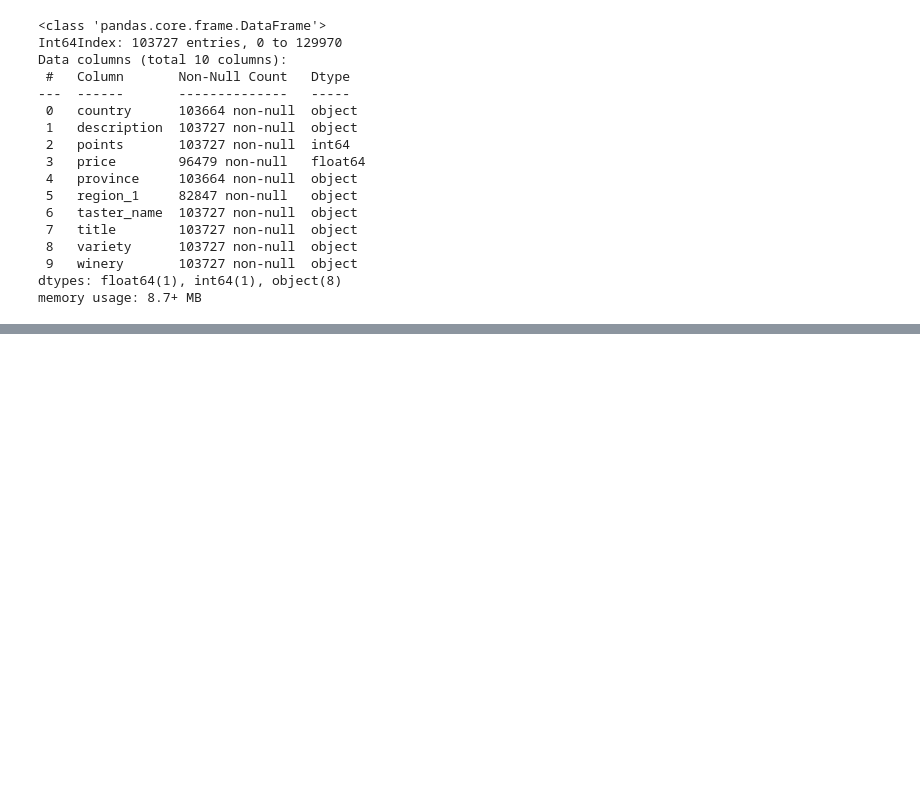
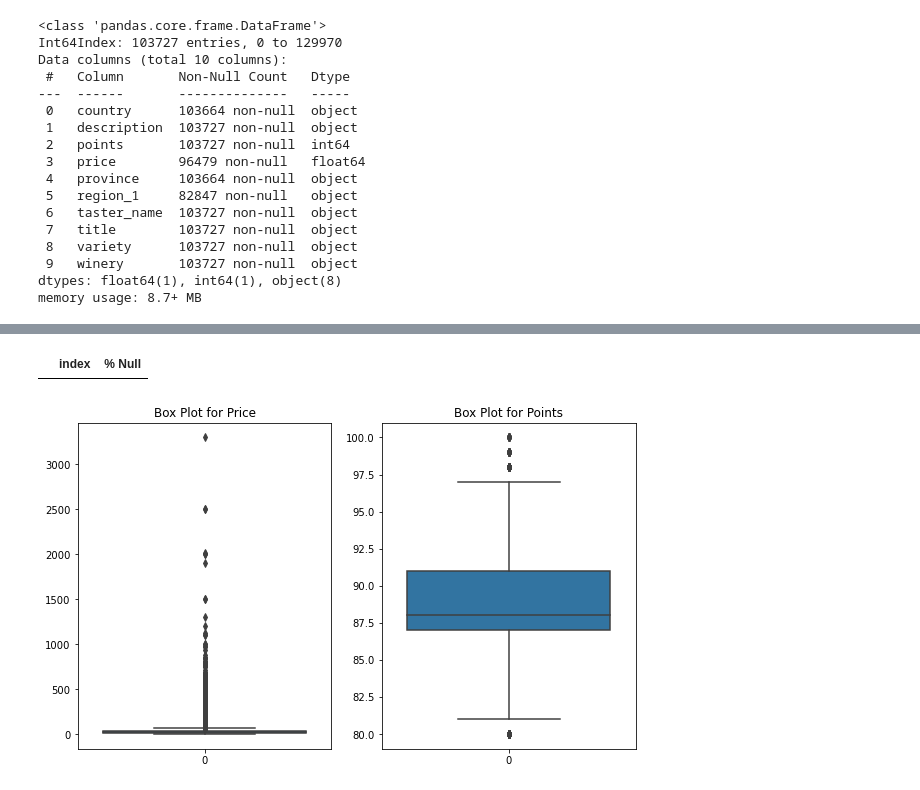
Before and after one commit to JoshiiAkshay/Wine_review, a Jupyter notebook: Wine_taste_review.ipynb, the cells around one changed output, grey strips where cells are left out. Cells and saved outputs as stored; diff of their text form; code cells hidden in the pictures; blank space fills up the shorter version.

```diff
--- a/Wine_taste_review.ipynb
+++ b/Wine_taste_review.ipynb
@@ -160,4 +175,0 @@ def fill_null(col_name,df1,how):
-# %%
-df = fill_null('price',df,df.price.mean)
-df = fill_null('country',df,df.country.mode)
-df = fill_null('province',df,df.province.mode)
@@ -169,0 +185,4 @@ df.head()
+# %%
+df['price'] = df['price'].fillna(df.price.mean())
+df['country'] = df['country'].fillna(df.country.mode()[0])
+df['province'] = df['province'].fillna(df.province.mode()[0])
@@ -169,0 +198,15 @@ df.head()
+# %%
+df_null = pd.DataFrame(round((df.isna().sum()/df.shape[0])*100,2),columns=['% Null']).reset_index()
+df_null[df_null['% Null']>0]
+# %% [output]
+|  | index | % Null |
+# %%
+# Plotting Box plot
+plt.figure(figsize=[10,6])
+plt.subplot(1,2,1)
+sns.boxplot(data=df['price']).set(title ='Box Plot for Price')
+plt.subplot(1,2,2)
+sns.boxplot(data=df['points']).set(title ='Box Plot for Points')
+plt.show()
+# %% [output]
+[figure, added]
```
Also changed, not shown: parts of 23 cells of this notebook.
